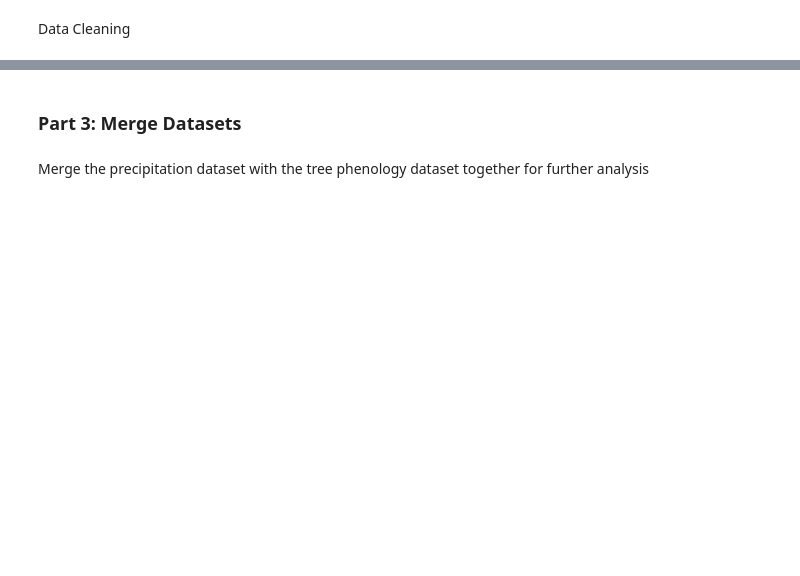
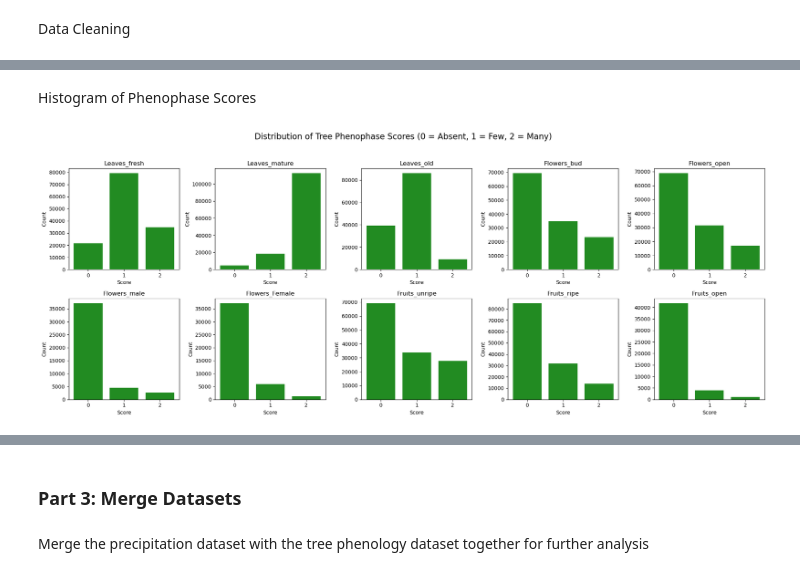
Before and after one commit to BU-Spark/ds-seasonwatch-trees, a Jupyter notebook: code/spring_2025_code/precipitation_analysis.ipynb, the cells around one changed output, grey strips where cells are left out. Cells and saved outputs as stored; diff of their text form; code cells hidden in the pictures; blank space fills up the shorter version.

```diff
--- a/code/spring_2025_code/precipitation_analysis.ipynb
+++ b/code/spring_2025_code/precipitation_analysis.ipynb
@@ -179,0 +230,28 @@ memory usage: 19.8+ MB
+# %% [markdown]
+Histogram of Phenophase Scores
+# %%
+phenophase_cols = [
+    'Leaves_fresh', 'Leaves_mature', 'Leaves_old',
+    'Flowers_bud', 'Flowers_open', 'Flowers_male', 'Flowers_Female',
+    'Fruits_unripe', 'Fruits_ripe', 'Fruits_open'
+]
+
+# Set up the plot grid
+fig, axes = plt.subplots(2, 5, figsize=(20, 8))
+axes = axes.flatten()
+
+for i, col in enumerate(phenophase_cols):
+    # Replace -2 with NaN to ignore 'no observation'
+    clean_data = df_tree_clean[col].replace(-2, np.nan).dropna()
+
+    axes[i].hist(clean_data, bins=[-0.5, 0.5, 1.5, 2.5], rwidth=0.8, color='forestgreen')
+    axes[i].set_title(col)
+    axes[i].set_xticks([0, 1, 2])
+    axes[i].set_xlabel("Score")
+    axes[i].set_ylabel("Count")
+
+plt.suptitle("Distribution of Tree Phenophase Scores (0 = Absent, 1 = Few, 2 = Many)", fontsize=16)
+plt.tight_layout(rect=[0, 0, 1, 0.95])
+plt.show()
+# %% [output]
+[figure, added]
```
Also changed, not shown: parts of 62 cells of this notebook.
